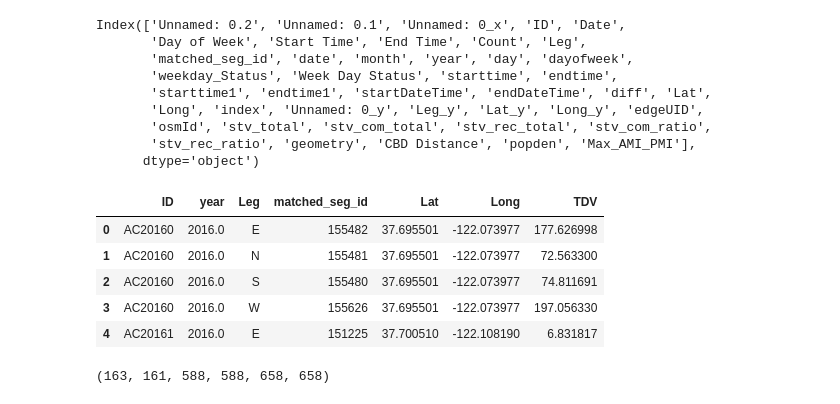
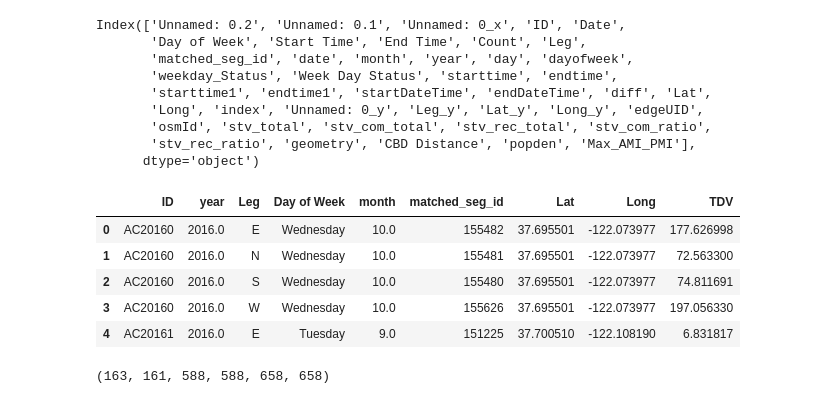
Before and after one commit to mintu07ruet/Bike-Exposure-Modeling, a Jupyter notebook: Expansion_Factor_development_coding/SC_data_Imputation_Daily_Volume.ipynb, the cells around one changed output. Cells and saved outputs as stored; diff of their text form; code cells hidden in the pictures.

```diff
--- a/Expansion_Factor_development_coding/SC_data_Imputation_Daily_Volume.ipynb
+++ b/Expansion_Factor_development_coding/SC_data_Imputation_Daily_Volume.ipynb
@@ -373,12 +366,12 @@ HOD_weekday_g3=HOD_weekday.loc[HOD_weekday['Criteria']=='Max_AMI_PMI>2.5']
 # Apply HOD factor to get Daily Total volume
 g1_DV=pd.merge(AMI_PMI2_g1,HOD_weekday_g1, on=['starttime'], how='inner')
 g1_DV['Daily_Volume']=g1_DV['Count']/g1_DV['Average_Group_HOD_Factor']
-g1_DV1=pd.DataFrame({'TDV' : g1_DV.groupby(['ID','year','Leg','matched_seg_id','Lat','Long'])['Daily_Volume'].mean()}).reset_index()
+g1_DV1=pd.DataFrame({'TDV' : g1_DV.groupby(['ID','year','Leg','Day of Week','month','matched_seg_id','Lat','Long'])['Daily_Volume'].mean()}).reset_index()
 g2_DV=pd.merge(AMI_PMI2_g2,HOD_weekday_g2, on=['starttime'], how='inner')
 g2_DV['Daily_Volume']=g2_DV['Count']/g2_DV['Average_Group_HOD_Factor']
-g2_DV2=pd.DataFrame({'TDV' : g2_DV.groupby(['ID','year','Leg','matched_seg_id','Lat','Long'])['Daily_Volume'].mean()}).reset_index()
+g2_DV2=pd.DataFrame({'TDV' : g2_DV.groupby(['ID','year','Leg','Day of Week','month','matched_seg_id','Lat','Long'])['Daily_Volume'].mean()}).reset_index()
 g3_DV=pd.merge(AMI_PMI2_g3,HOD_weekday_g3, on=['starttime'], how='inner')
 g3_DV['Daily_Volume']=g3_DV['Count']/g3_DV['Average_Group_HOD_Factor']
-g3_DV3=pd.DataFrame({'TDV' : g3_DV.groupby(['ID','year','Leg','matched_seg_id','Lat','Long'])['Daily_Volume'].mean()}).reset_index()
+g3_DV3=pd.DataFrame({'TDV' : g3_DV.groupby(['ID','year','Leg','Day of Week','month','matched_seg_id','Lat','Long'])['Daily_Volume'].mean()}).reset_index()
 g3_DV3.head()
 # %% [output]
@@ -567,7 +570,7 @@ count_sites.head(2)
 # separate 2019 and 2018 data as it has strava
 count_sites1=count_sites[(count_sites['year']==2019)|(count_sites['year']==2018)]
 count_sites1['stv_rec_ratio'].fillna(0, inplace=True)
-count_sites1['popden'].fillna(0, inplace=True)
+count_sites1['popden'].fillna(1, inplace=True)
 count_sites1.head()
 # %% [output]
 A value is trying to be set on a copy of a slice from a DataFrame
@@ -624,7 +627,7 @@ max        5.720574
 Name: Max_AMI_PMI, dtype: float64
 # %%
 count_sites2=count_sites[(count_sites['year']==2016)|(count_sites['year']==2017)]
-count_sites2['popden'].fillna(0, inplace=True)
+count_sites2['popden'].fillna(1, inplace=True)
 # %% [output]
 A value is trying to be set on a copy of a slice from a DataFrame
 
@@ -746,22 +755,22 @@ Index(['Unnamed: 0.2', 'Unnamed: 0.1', 'Unnamed: 0_x', 'ID', 'Date',
 # %%
 # Apply factor to obtain daily Volume
 mg1_DV=pd.merge(m_g1,HOD_weekday_g1, on=['starttime'], how='inner')
 mg1_DV['Daily_Volume']=mg1_DV['Count']/mg1_DV['Average_Group_HOD_Factor']
-mg1_DV1=pd.DataFrame({'TDV' : mg1_DV.groupby(['ID','year','Leg','matched_seg_id','Lat','Long'])['Daily_Volume'].mean()}).reset_index()
+mg1_DV1=pd.DataFrame({'TDV' : mg1_DV.groupby(['ID','year','Leg','Day of Week','month','matched_seg_id','Lat','Long'])['Daily_Volume'].mean()}).reset_index()
 mg2_DV=pd.merge(m_g2,HOD_weekday_g2, on=['starttime'], how='inner')
 mg2_DV['Daily_Volume']=mg2_DV['Count']/mg2_DV['Average_Group_HOD_Factor']
-mg2_DV2=pd.DataFrame({'TDV' : mg2_DV.groupby(['ID','year','Leg','matched_seg_id','Lat','Long'])['Daily_Volume'].mean()}).reset_index()
+mg2_DV2=pd.DataFrame({'TDV' : mg2_DV.groupby(['ID','year','Leg','Day of Week','month','matched_seg_id','Lat','Long'])['Daily_Volume'].mean()}).reset_index()
 mg3_DV=pd.merge(m_g3,HOD_weekday_g3, on=['starttime'], how='inner')
 mg3_DV['Daily_Volume']=mg3_DV['Count']/mg3_DV['Average_Group_HOD_Factor']
-mg3_DV3=pd.DataFrame({'TDV' : mg3_DV.groupby(['ID','year','Leg','matched_seg_id','Lat','Long'])['Daily_Volume'].mean()}).reset_index()
+mg3_DV3=pd.DataFrame({'TDV' : mg3_DV.groupby(['ID','year','Leg','Day of Week','month','matched_seg_id','Lat','Long'])['Daily_Volume'].mean()}).reset_index()
 mg3_DV3.head()
 # %% [output]
-|  | ID | year | Leg | matched_seg_id | Lat | Long | TDV |
-| 0 | AC20160 | 2016.0 | E | 155482 | 37.695501 | -122.073977 | 177.626998 |
-| 1 | AC20160 | 2016.0 | N | 155481 | 37.695501 | -122.073977 | 72.563300 |
-| 2 | AC20160 | 2016.0 | S | 155480 | 37.695501 | -122.073977 | 74.811691 |
-| 3 | AC20160 | 2016.0 | W | 155626 | 37.695501 | -122.073977 | 197.056330 |
-| 4 | AC20161 | 2016.0 | E | 151225 | 37.700510 | -122.108190 | 6.831817 |
+|  | ID | year | Leg | Day of Week | month | matched_seg_id | Lat | Long | TDV |
+| 0 | AC20160 | 2016.0 | E | Wednesday | 10.0 | 155482 | 37.695501 | -122.073977 | 177.626998 |
+| 1 | AC20160 | 2016.0 | N | Wednesday | 10.0 | 155481 | 37.695501 | -122.073977 | 72.563300 |
+| 2 | AC20160 | 2016.0 | S | Wednesday | 10.0 | 155480 | 37.695501 | -122.073977 | 74.811691 |
+| 3 | AC20160 | 2016.0 | W | Wednesday | 10.0 | 155626 | 37.695501 | -122.073977 | 197.056330 |
+| 4 | AC20161 | 2016.0 | E | Tuesday | 9.0 | 151225 | 37.700510 | -122.108190 | 6.831817 |
 # %%
 mg1_DV['ID'].nunique(),mg1_DV1['ID'].nunique(),mg2_DV['ID'].nunique(),mg2_DV2['ID'].nunique(),mg3_DV['ID'].nunique(),mg3_DV3['ID'].nunique()
 # %% [output]
```
Also changed, not shown: parts of 33 cells of this notebook, 1 other file.
